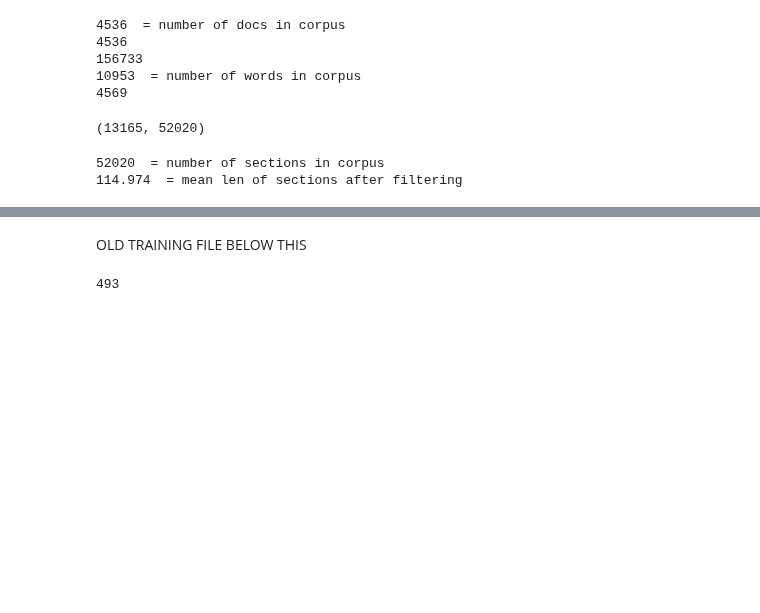
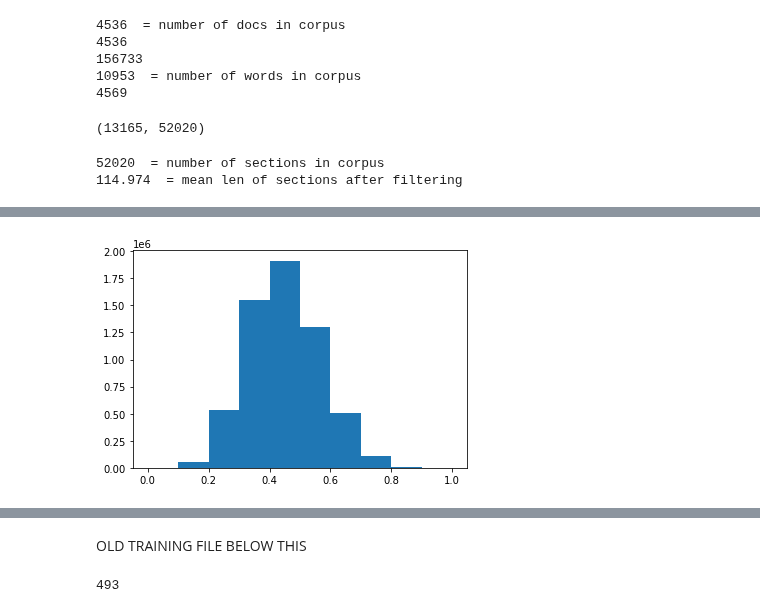
Before and after one commit to markaksen/HighResLDA, a Jupyter notebook: Training.ipynb, the cells around one changed output, grey strips where cells are left out. Drawn from its saved outputs; the diff is of its cells as text; code cells hidden in the pictures; blank space fills up the shorter version.

```diff
--- a/Training.ipynb
+++ b/Training.ipynb
@@ -87,3 +139,9 @@ Wall time: 2.35 s
+# %%
+import matplotlib.pyplot as plt
+plt.hist(b.values())
+plt.show()
+# %% [output]
+[figure, added]
 # %%
 def calc_weights(docs_cleaned, sections_cleaned):
     corpus = sections_cleaned['corpus']
```
Also changed, not shown: parts of 14 cells of this notebook.
